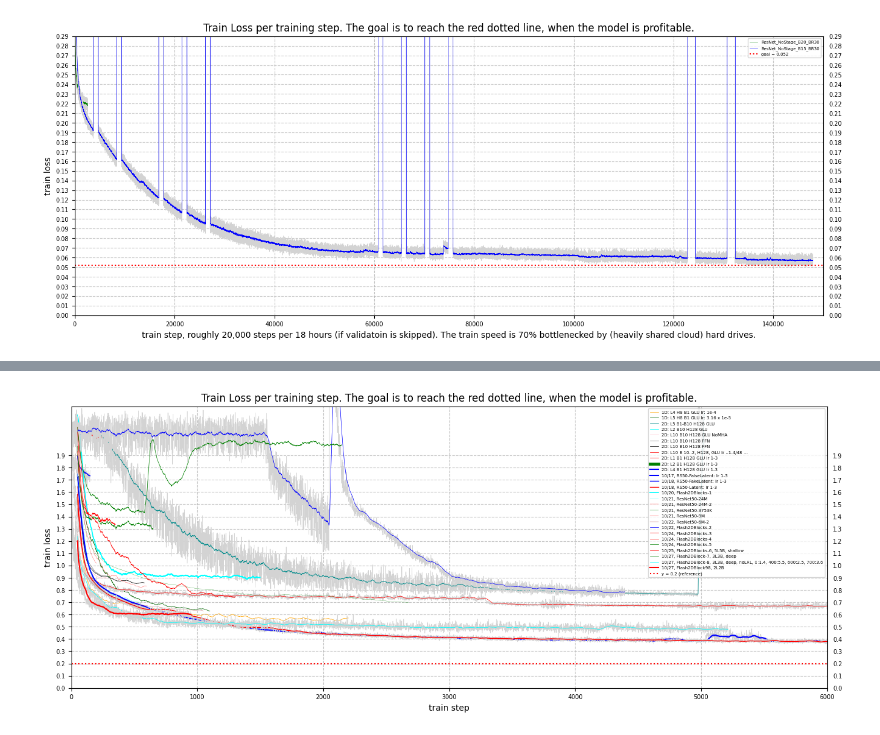
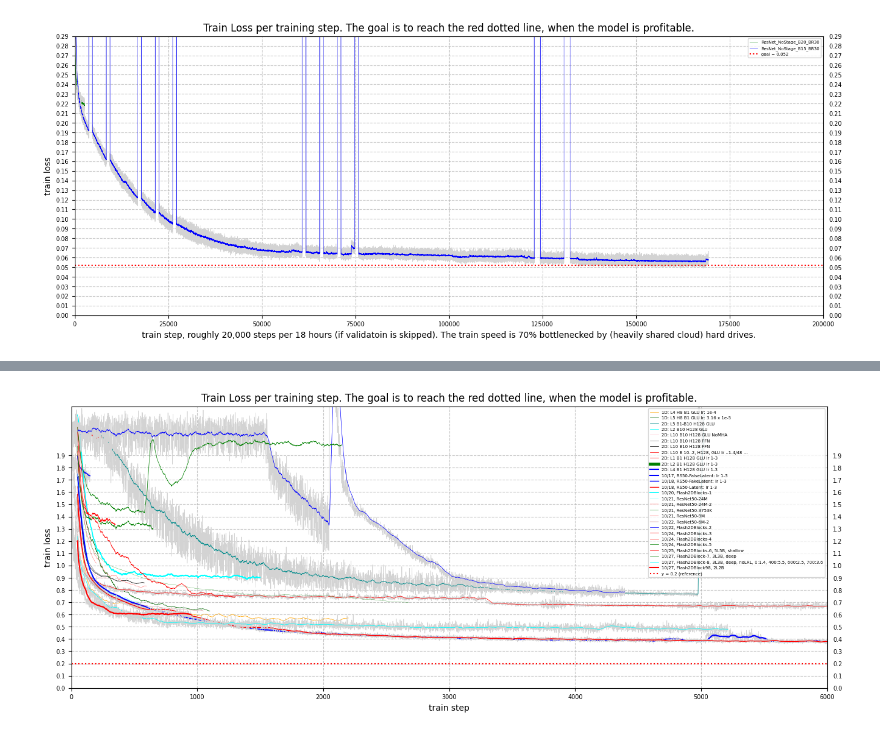
Before and after one commit to MachineLearningMike/Zeus2026, a Jupyter notebook: models/test01.ipynb, the cells around one changed output, grey strips where cells are left out. Cells and saved outputs as stored; diff of their text form; code cells hidden in the pictures.

```diff
--- a/models/test01.ipynb
+++ b/models/test01.ipynb
@@ -26,10 +26,10 @@ def get_data(host, project):
     ssh.close()
     return data
 # %%
-def analyze(host, project, window1, color, label, hide_details=True, lw=None):
+def analyze(host, project, window1, color, label, hide_details=True, lw=None, data=None):
     try:
         lw = lw or 0.5
-        total_losses = get_data(host, project)
+        total_losses = data if data is not None else get_data(host, project)
         weights1 = np.ones(window1) / window1
         moving_avg1 = np.convolve(total_losses, weights1, mode='valid')
         # weights2 = np.ones(window2) / window2
@@ -38,29 +38,29 @@ def analyze(host, project, window1, color, label, hide_details=True, lw=None):
             plt.plot(total_losses, color='lightgrey', linewidth=0.5)
         plt.plot(range(window1 - 1, len(total_losses)), moving_avg1, color=color, label=label, linewidth=lw)
     except: pass
-    return
+    return total_losses
 # %%
 host = "86.38.182.71"
 
 plt.figure(figsize=(16, 6))
 plt.title("Train Loss per training step. The goal is to reach the red dotted line, when the model is profitable.")
 window1 = 50
 analyze(host, "ResNet_NoStage_B20_BR30", window1, 'green', label="ResNet_NoStage_B20_BR30", hide_details=False, lw=None)
-analyze(host, "ResNet_NoStage_B15_BR30", window1, 'blue', label="ResNet_NoStage_B15_BR30", hide_details=False, lw=None)
+total_losses = analyze(host, "ResNet_NoStage_B15_BR30", window1, 'blue', label="ResNet_NoStage_B15_BR30", hide_details=False, lw=None)
 
 plt.ylim(0, 0.24)   # 👈 set y-axis rang
-plt.xlim(0, 150_000)   # 👈 set y-axis rang
+plt.xlim(0, 200_000)   # 👈 set y-axis rang
 plt.yticks(np.arange(0, 0.3, 0.01))
 # plt.xticks(np.arange(0, 12001, 500), labels=[str(i) for i in range(0, 6001)])
 plt.xlabel("train step, roughly 20,000 steps per 18 hours (if validatoin is skipped). The train speed is 70% bottlenecked by (heavily shared cloud) hard drives.")
 plt.ylabel("train loss")
 plt.tick_params(axis='y', labelright=True)
 plt.tick_params(labelsize=7)
 plt.grid(axis='y', linestyle='--', alpha=0.7)  # horizontal dashed lines
 plt.grid(axis='x', linestyle='--', alpha=0.7)  # 👈 vertical dashed lines
 goal = 0.052
 plt.axhline(y=goal, color='red', linestyle=':', linewidth=1.5, label=f"goal = {goal}")
 plt.legend(fontsize=5, loc='upper right')
 plt.show()
 # %% [output]
-[figure, old version]
+[figure, new version]
```
Also changed, not shown: parts of 2 cells of this notebook.
